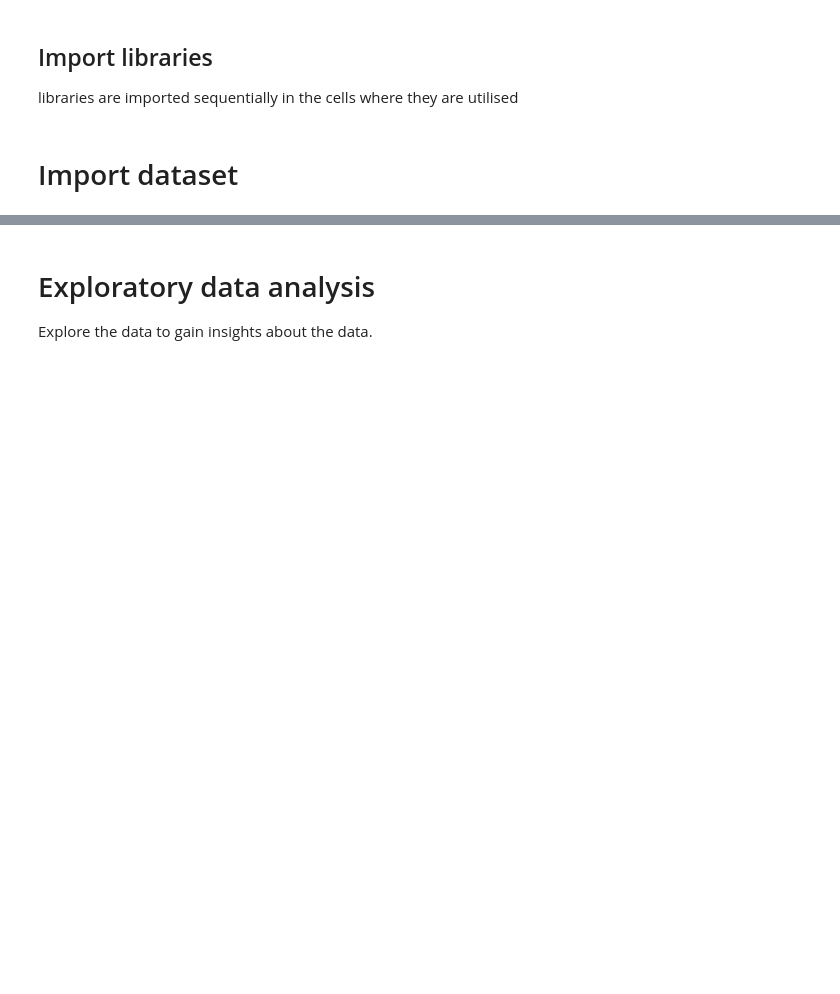
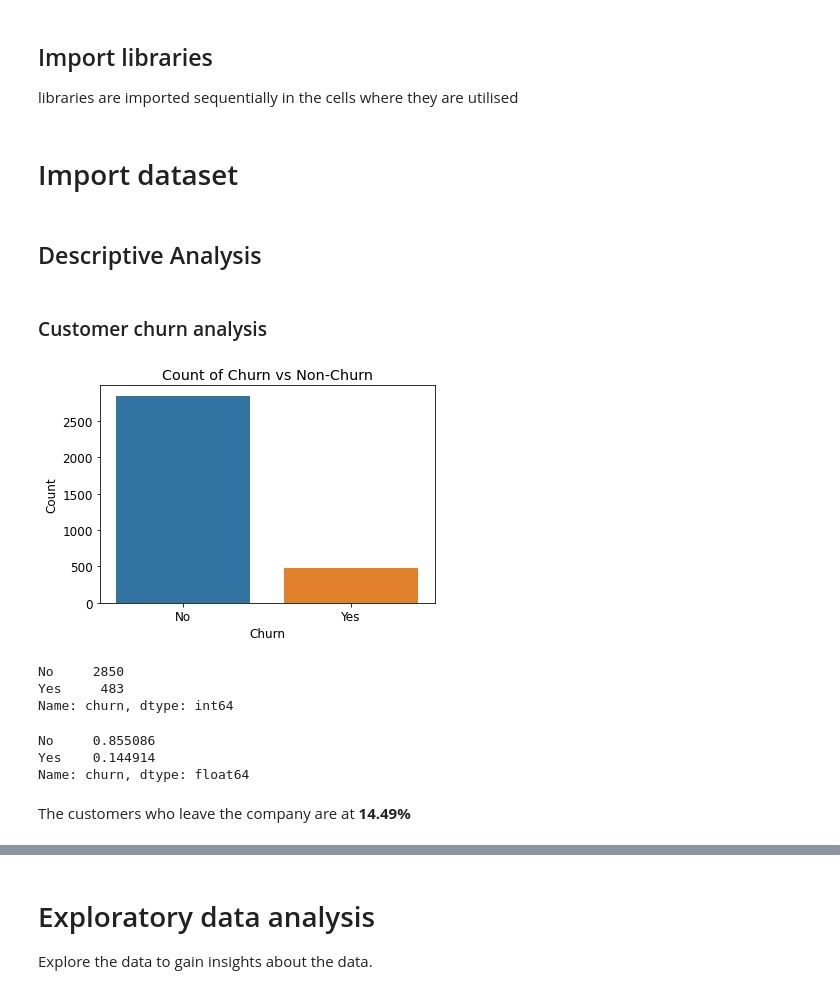
Before and after one commit to NicholasKIRUI/Moringa-Data-Science-Course-Phase-3-Project, a Jupyter notebook: index.ipynb, the cells around one changed output, grey strips where cells are left out. Drawn from its saved outputs; the diff is of its cells as text; code cells hidden in the pictures; blank space fills up the shorter version.

Commit message:
descriptive analysis

```diff
--- a/index.ipynb
+++ b/index.ipynb
@@ -54,3 +54,42 @@ import seaborn as sns
 data = './Data/bigml.csv'
 
 df = pd.read_csv(data)
+# %% [markdown]
+## Descriptive Analysis
+# %% [markdown]
+### Customer churn analysis
+# %%
+import seaborn as sns
+import matplotlib.pyplot as plt
+
+# Count the values in the 'churn' column
+y = df["churn"].value_counts()
+
+# Plotting the barplot
+sns.barplot(x=y.index, y=y.values)
+
+# Adding labels and title
+plt.xlabel('Churn')
+plt.ylabel('Count')
+plt.title('Count of Churn vs Non-Churn')
+
+# Show the plot
+plt.show()
+# %% [output]
+[figure, added]
+# %%
+df['churn'].value_counts()
+# %% [output]
+No     2850
+Yes     483
+Name: churn, dtype: int64
+# %%
+# view frequency distribution of churn variable
+
+print(df['churn'].value_counts()/np.float64(len(df)))
+# %% [output]
+No     0.855086
+Yes    0.144914
+Name: churn, dtype: float64
+# %% [markdown]
+The customers who leave the company are at **14.49%**
```
Also changed, not shown: parts of 13 cells of this notebook.
